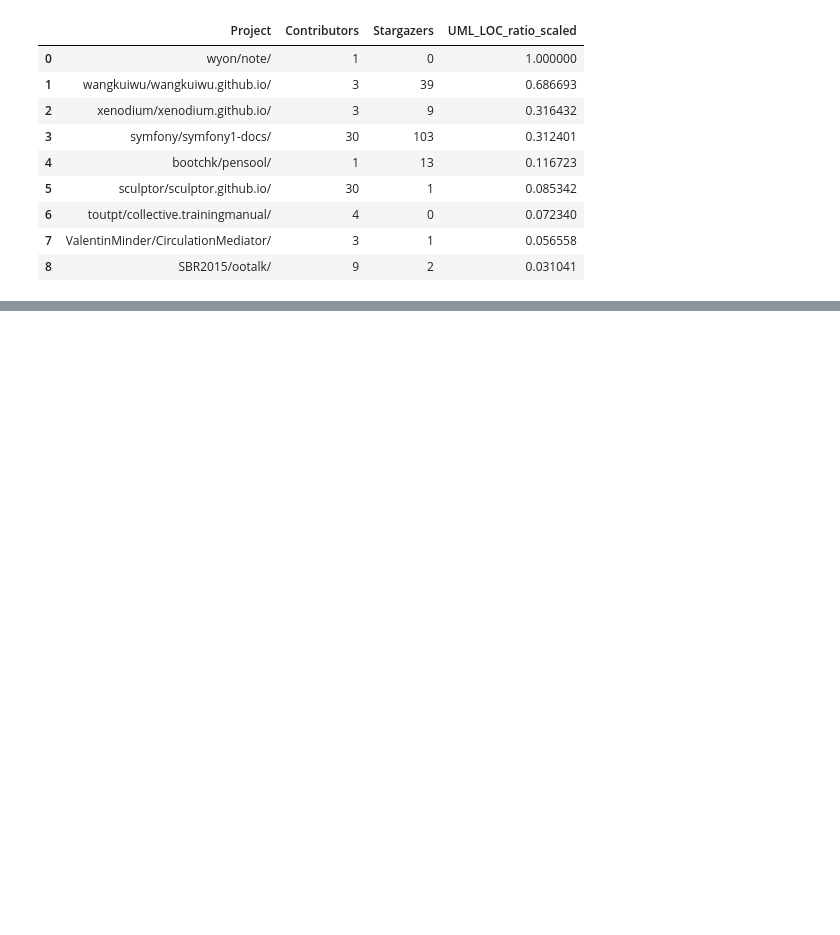
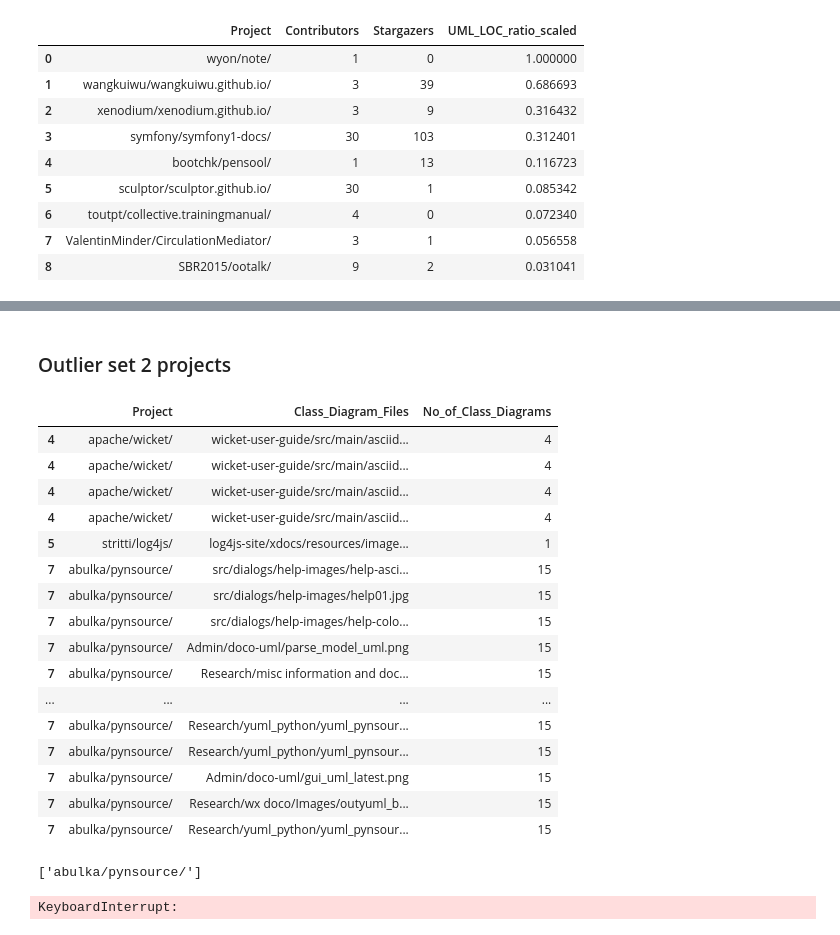
Before and after one commit to zakipauzi/uml_code_traceability, a Jupyter notebook: 3_extract_concepts.ipynb, the cells around one changed output, grey strips where cells are left out. Cells and saved outputs as stored; diff of their text form; code cells hidden in the pictures; blank space fills up the shorter version.

Commit message:
extractin concepts from outliers

```diff
--- a/3_extract_concepts.ipynb
+++ b/3_extract_concepts.ipynb
@@ -198,0 +292,67 @@ out_sampled_cd_df[['Project', 'Contributors', 'Stargazers', 'UML_LOC_ratio_scale
+# %% [markdown]
+### Outlier set 2 projects
+# %%
+outlier_proj_names = ['apache/wicket/','stritti/log4js/','abulka/pynsource/']
+
+out_sampled_cd_df_stars = pd.read_csv('out_sampled_cd_df_stars.csv')
+out_sampled_cd_df_stars['Class_Diagram_Files'] = out_sampled_cd_df_stars['Class_Diagram_Files'].apply(lambda x: ast.literal_eval(x))
+
+out_sampled_cd_df_stars = out_sampled_cd_df_stars[out_sampled_cd_df_stars['Project'].isin(outlier_proj_names)]
+out_sampled_cd_df_stars = out_sampled_cd_df_stars[['Project',	'Class_Diagram_Files',	'No_of_Class_Diagrams']]
+# explode the class diagram files
+out_sampled_cd_df_stars = out_sampled_cd_df_stars.explode('Class_Diagram_Files')
+out_sampled_cd_df_stars
+# %% [output]
+|  | Project | Class_Diagram_Files | No_of_Class_Diagrams |
+| 4 | apache/wicket/ | wicket-user-guide/src/main/asciid... | 4 |
+| 4 | apache/wicket/ | wicket-user-guide/src/main/asciid... | 4 |
+| 4 | apache/wicket/ | wicket-user-guide/src/main/asciid... | 4 |
+| 4 | apache/wicket/ | wicket-user-guide/src/main/asciid... | 4 |
+| 5 | stritti/log4js/ | log4js-site/xdocs/resources/image... | 1 |
+| 7 | abulka/pynsource/ | src/dialogs/help-images/help-asci... | 15 |
+| 7 | abulka/pynsource/ | src/dialogs/help-images/help01.jpg | 15 |
+| 7 | abulka/pynsource/ | src/dialogs/help-images/help-colo... | 15 |
+| 7 | abulka/pynsource/ | Admin/doco-uml/parse_model_uml.png | 15 |
+| 7 | abulka/pynsource/ | Research/misc information and doc... | 15 |
+| ... | ... | ... | ... |
+| 7 | abulka/pynsource/ | Research/yuml_python/yuml_pynsour... | 15 |
+| 7 | abulka/pynsource/ | Research/yuml_python/yuml_pynsour... | 15 |
+| 7 | abulka/pynsource/ | Admin/doco-uml/gui_uml_latest.png | 15 |
+| 7 | abulka/pynsource/ | Research/wx doco/Images/outyuml_b... | 15 |
+| 7 | abulka/pynsource/ | Research/yuml_python/yuml_pynsour... | 15 |
+# %%
+outlier_proj_names = [outlier_proj_names[-1]]
+outlier_proj_names
+# %% [output]
+['abulka/pynsource/']
+# %%
+# For every project, we will extract the concepts from the class diagrams. The class diagrams can be found in the 'class_diagrams' folder.
+# The extracted concepts will be saved in the 'extracted_concepts' folder.
+
+import os
+from tqdm import tqdm
+import json
+
+for proj_name in outlier_proj_names:
+    proj_df = out_sampled_cd_df_stars[out_sampled_cd_df_stars['Project'] == proj_name]
+    class_diagrams = proj_df['Class_Diagram_Files'].tolist()
+    for class_diagram in tqdm(class_diagrams, desc=f"Processing Diagrams for {proj_name}, {class_diagram}", leave=False):
+        file_path = os.path.join("class_diagrams", proj_name, os.path.basename(class_diagram))
+        if not os.path.exists(file_path):
+            print(f"File not found: {file_path}")
+            continue
+        os.makedirs("extracted_concepts", exist_ok=True)
+        project_folder = os.path.join("extracted_concepts", proj_name.strip("/"))
+        os.makedirs(project_folder, exist_ok=True)
+        with open(os.path.join(project_folder, f"{os.path.basename(class_diagram)}.json"), "w") as file:
+            output = run_extract_concepts_local_llm(model, tokenizer, file_path)
+            try:
+                json.dump(output, file)
+            except Exception as e:
+                print(f"Error json-ifying {file_path}: {e}")
+                # save output as bytes to file
+                with open(os.path.join(project_folder, f"{os.path.basename(class_diagram)}.txt"), "w") as file:
+                    file.write(output)
+                continue
+# %% [output]
+KeyboardInterrupt:
```
Also changed, not shown: parts of 6 cells of this notebook, 10 other files.
